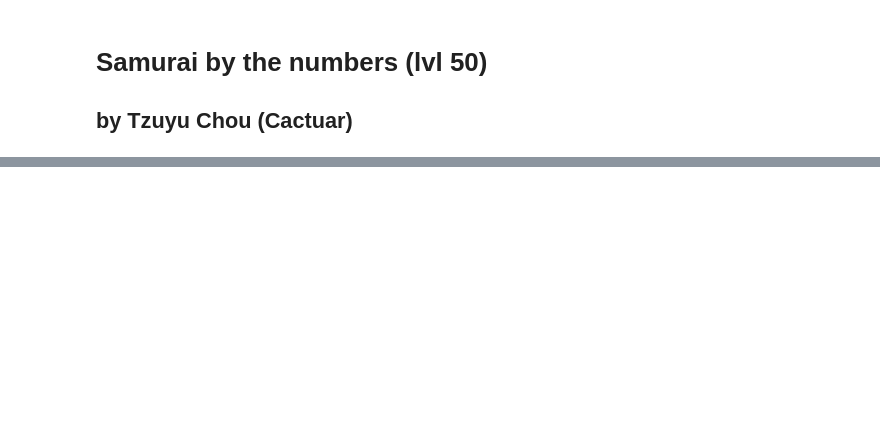
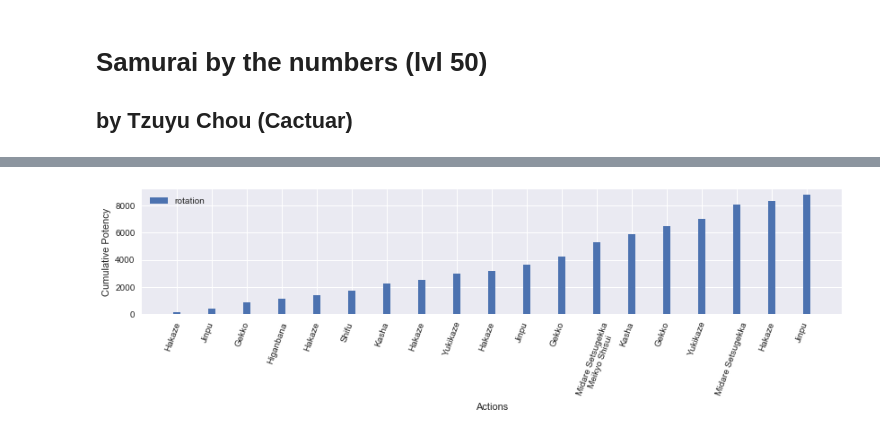
Before and after one commit to rconcep/ffxiv, a Jupyter notebook: sam-by-the-numbers-50.ipynb, the cells around one changed output, grey strips where cells are left out. Saved outputs shown, nothing was run; the diff lists cells and outputs as text; code cells hidden in the pictures; blank space fills up the shorter version.

```diff
--- a/sam-by-the-numbers-50.ipynb
+++ b/sam-by-the-numbers-50.ipynb
@@ -210,0 +79,14 @@ fig.tight_layout(pad=2)
+# %%
+sam = Samurai()
+
+n_targets = 1
+
+actions = [('Hakaze'), ('Jinpu'), ('Gekko'), ('Higanbana'),
+           ('Hakaze'), ('Shifu'), ('Kasha'), ('Hakaze'),
+           ('Yukikaze'), ('Hakaze'), ('Jinpu'), ('Gekko'),
+           ('Midare Setsugekka', 'Meikyo Shisui'), ('Kasha'), ('Gekko'), ('Yukikaze'),
+           ('Midare Setsugekka'), ('Hakaze'), ('Jinpu')]
+# %%
+df1, average_potency = sam.parse_rotation(actions)
+display(df1)
+print 'average potency per GCD =', average_potency
@@ -210,0 +112,4 @@ fig.tight_layout(pad=2)
+# %%
+plot_potency(df1)
+# %% [output]
+[figure, added]
```
Also changed, not shown: parts of 60 cells of this notebook, 5 other files.
